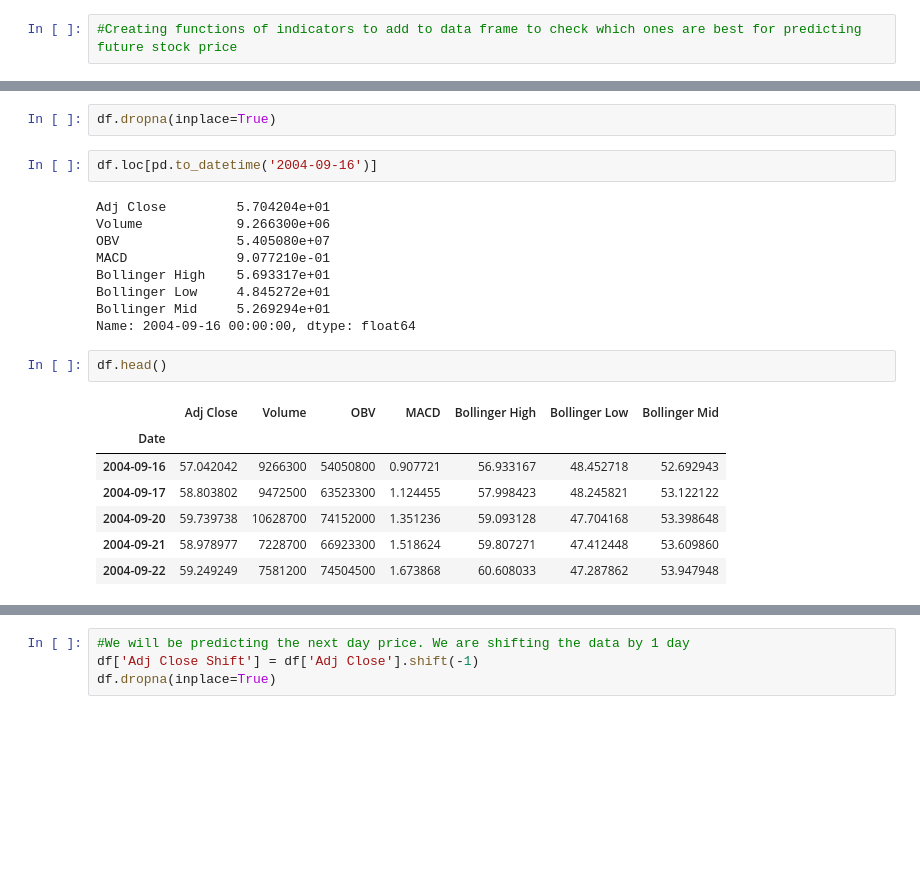
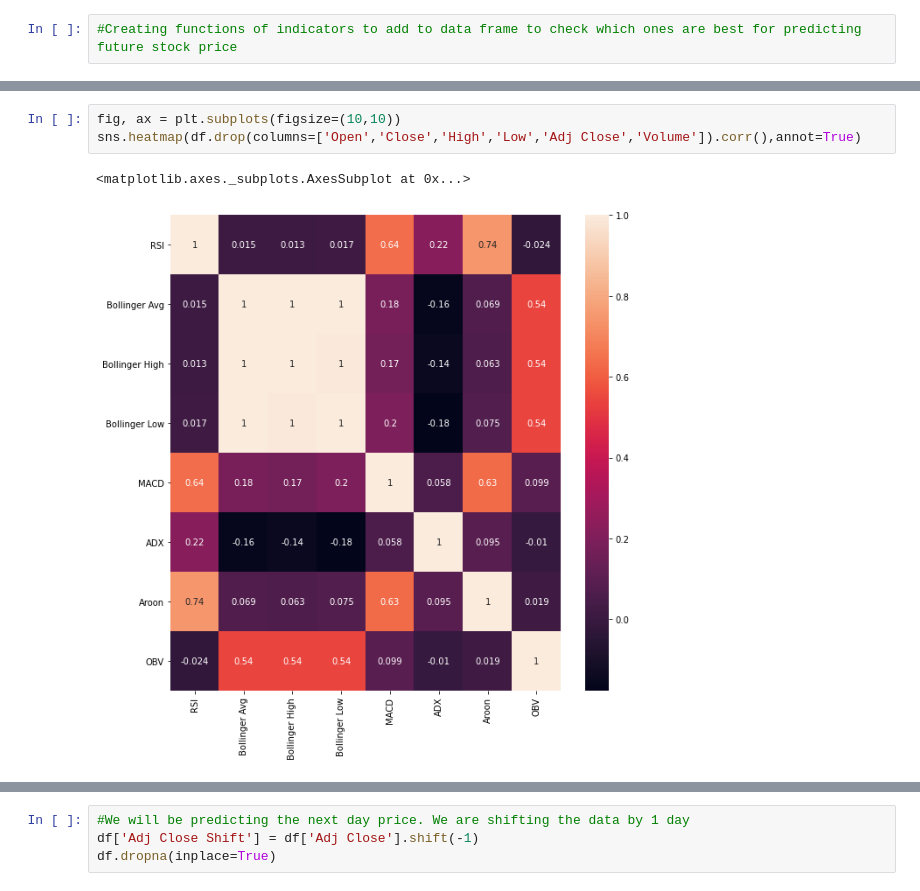
Before and after one commit to jcodedata13/Springboard, a Jupyter notebook: Capstone Two Project - Stock Prediction Time Series.ipynb, the cells around one changed output, grey strips where cells are left out. Cells and saved outputs as stored; diff of their text form; blank space fills up the shorter version.

```diff
--- a/Capstone Two Project - Stock Prediction Time Series.ipynb
+++ b/Capstone Two Project - Stock Prediction Time Series.ipynb
@@ -211,23 +94,6 @@ df.tail(30)
-# %%
-df.dropna(inplace=True)
-# %%
-df.loc[pd.to_datetime('2004-09-16')]
-# %% [output]
-Adj Close         5.704204e+01
-Volume            9.266300e+06
-OBV               5.405080e+07
-MACD              9.077210e-01
-Bollinger High    5.693317e+01
-Bollinger Low     4.845272e+01
-Bollinger Mid     5.269294e+01
-Name: 2004-09-16 00:00:00, dtype: float64
-# %%
-df.head()
-# %% [output]
-|  | Adj Close | Volume | OBV | MACD | Bollinger High | Bollinger Low | Bollinger Mid |
-| Date |  |  |  |  |  |  |  |
-| 2004-09-16 | 57.042042 | 9266300 | 54050800 | 0.907721 | 56.933167 | 48.452718 | 52.692943 |
-| 2004-09-17 | 58.803802 | 9472500 | 63523300 | 1.124455 | 57.998423 | 48.245821 | 53.122122 |
-| 2004-09-20 | 59.739738 | 10628700 | 74152000 | 1.351236 | 59.093128 | 47.704168 | 53.398648 |
-| 2004-09-21 | 58.978977 | 7228700 | 66923300 | 1.518624 | 59.807271 | 47.412448 | 53.609860 |
-| 2004-09-22 | 59.249249 | 7581200 | 74504500 | 1.673868 | 60.608033 | 47.287862 | 53.947948 |
+# %%
+fig, ax = plt.subplots(figsize=(10,10))
+sns.heatmap(df.drop(columns=['Open','Close','High','Low','Adj Close','Volume']).corr(),annot=True)
+# %% [output]
+<matplotlib.axes._subplots.AxesSubplot at 0x...>
+[figure, added]
```
Also changed, not shown: parts of 29 cells of this notebook.
